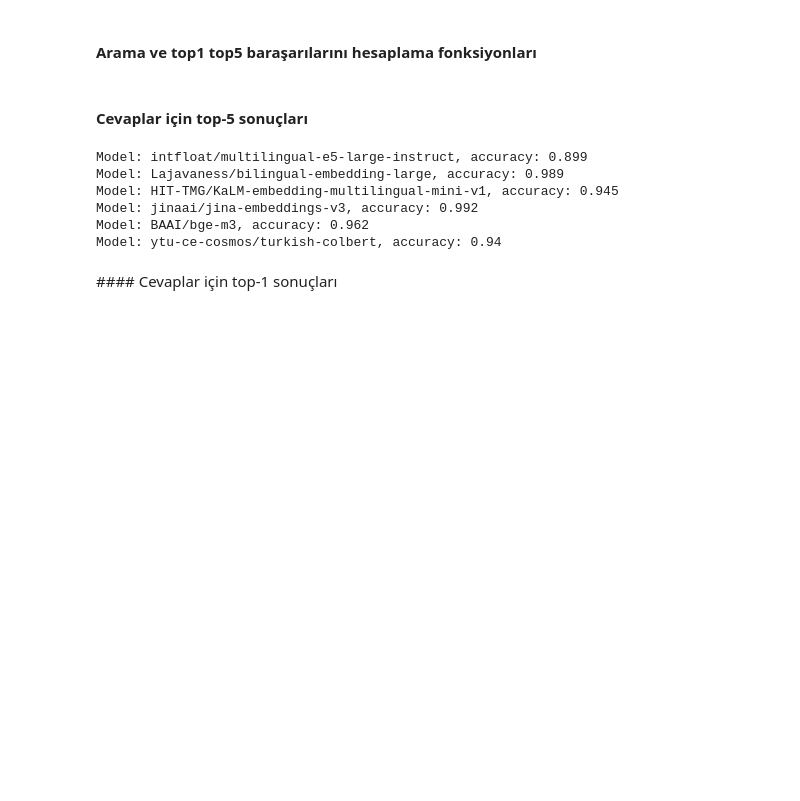
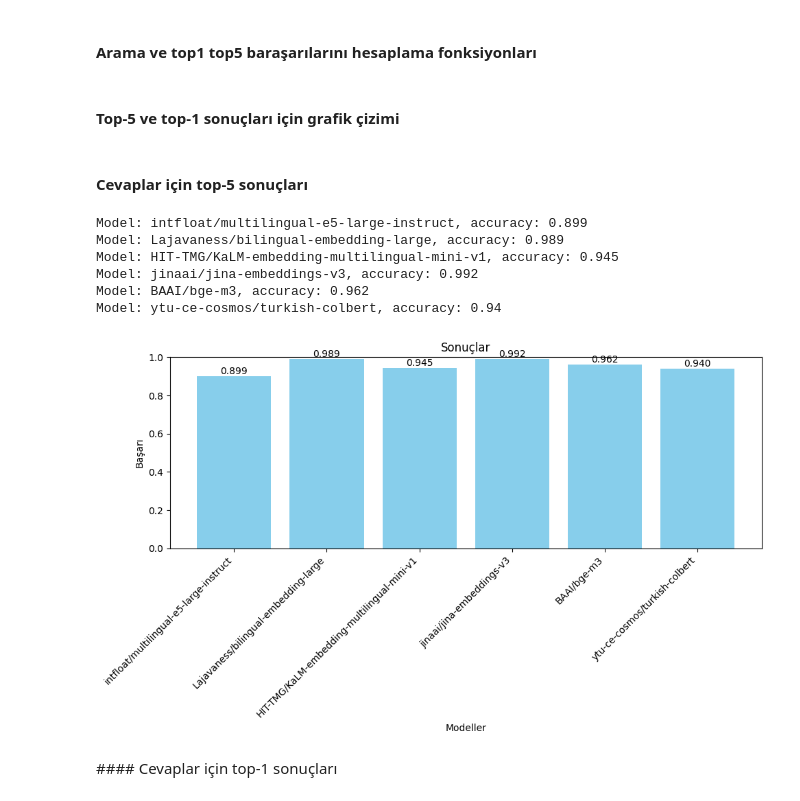
Before and after one commit to eyupdalan/BLM6114-hw1, a Jupyter notebook: BLM6114hw1.ipynb, the cells around one changed output. Drawn from its saved outputs; the diff is of its cells as text; code cells hidden in the pictures; blank space fills up the shorter version.

```diff
--- a/BLM6114hw1.ipynb
+++ b/BLM6114hw1.ipynb
@@ -218,20 +240,40 @@ def calculate_accuracy(type: Type, embeddings: torch.Tensor, top_k: int = 5):
     return accuracy
 
 #
+# %% [markdown]
+#### Top-5 ve top-1 sonuçları için grafik çizimi
+# %%
+def draw_results(model_results):
+  fig, ax = plt.subplots(figsize=(10, 6))  # Create a figure and axes object
+  bars = ax.bar(model_results["models"], model_results["accuracy"], color='skyblue')  # Create the bars and store them
+  ax.bar_label(bars, fmt='%.3f', label_type='edge')  # Add labels to the bars with 3 decimal places, positioned at the edge
+  ax.set_title('Sonuçlar')  # Grafik başlığını ekle
+  ax.set_xlabel('Modeller')  # X eksenini etiketle
+  ax.set_ylabel('Başarı')  # Y eksenini etiketle
+  ax.set_ylim(0, 1)  # Y ekseninin sınırlarını ayarla
+  plt.xticks(rotation=45, ha='right')  # X ekseni etiketlerini döndür
+  fig.tight_layout()  # Grafik düzenini iyileştir
+  plt.show()  # Grafiği göster
 # %% [markdown]
 #### Cevaplar için top-5 sonuçları
 # %%
+model_top_5_results = {"models": [], "accuracy": []} # Initialize with empty lists
 for model_name in all_models:
   embeddings = model_embeddings_list[model_name]
   accuracy = calculate_accuracy(Type.QUESTIONS, embeddings, 5)
+  model_top_5_results["models"].append(model_name)
+  model_top_5_results["accuracy"].append(accuracy)
   print(f"Model: {model_name}, accuracy: {accuracy}")
+
+draw_results(model_top_5_results)
 # %% [output]
 Model: intfloat/multilingual-e5-large-instruct, accuracy: 0.899
 Model: Lajavaness/bilingual-embedding-large, accuracy: 0.989
 Model: HIT-TMG/KaLM-embedding-multilingual-mini-v1, accuracy: 0.945
 Model: jinaai/jina-embeddings-v3, accuracy: 0.992
 Model: BAAI/bge-m3, accuracy: 0.962
 Model: ytu-ce-cosmos/turkish-colbert, accuracy: 0.94
+[figure, added]
 # %% [markdown]
 #### Cevaplar için top-1 sonuçları
 # %%
```
Also changed, not shown: parts of 5 cells of this notebook.
